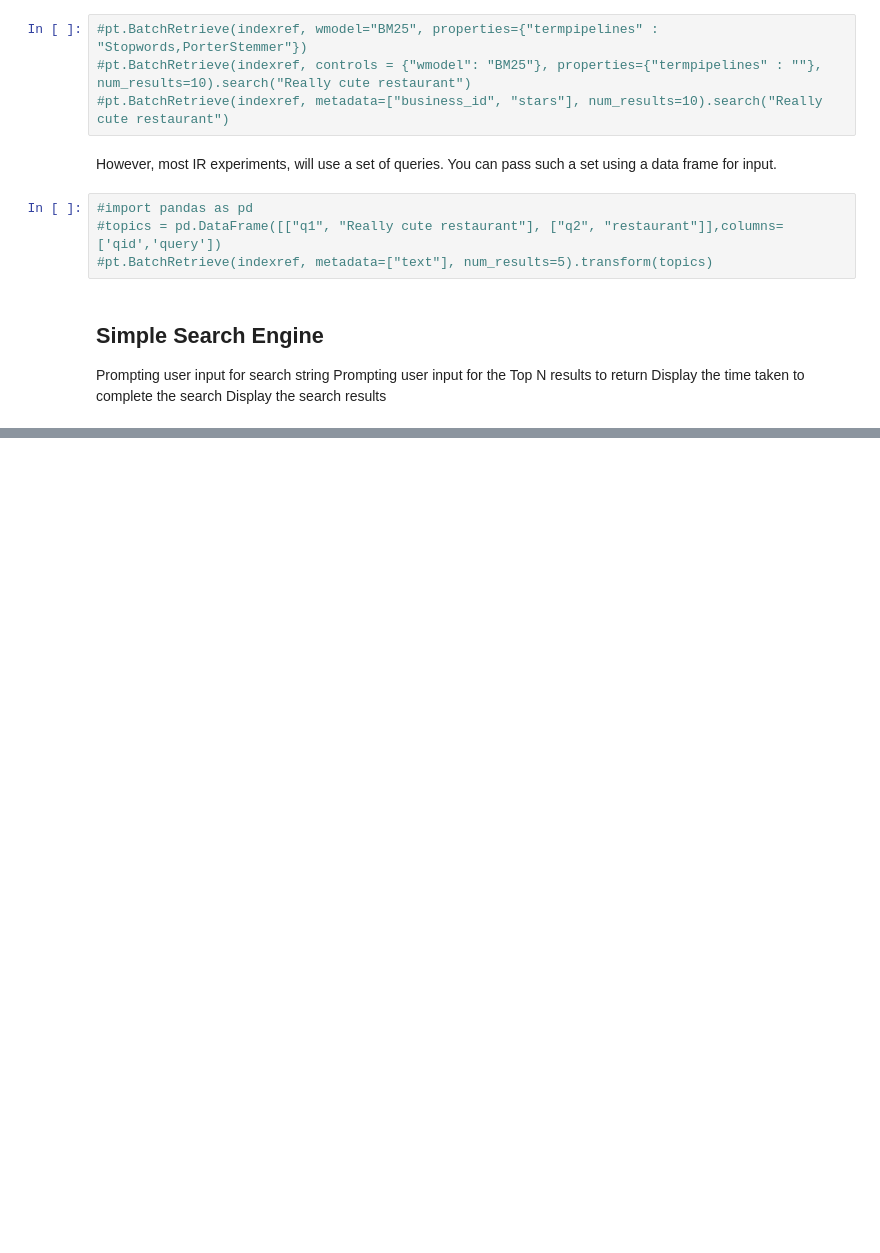
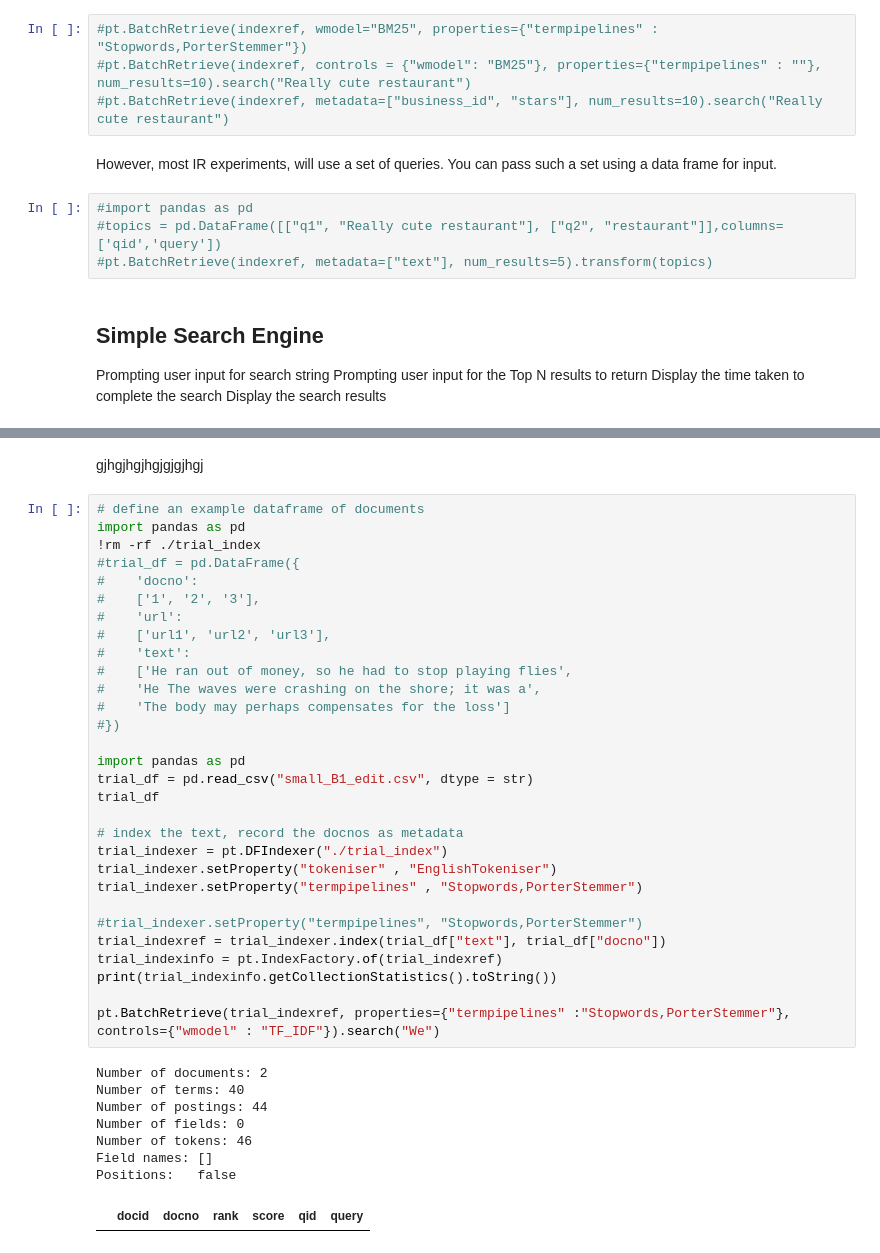
Before and after one commit to d1p013/testing, a Jupyter notebook: Assignment_Simple_Search_Engine.ipynb, the cells around one changed output, grey strips where cells are left out. Cells and saved outputs as stored; diff of their text form; blank space fills up the shorter version.

```diff
--- a/Assignment_Simple_Search_Engine.ipynb
+++ b/Assignment_Simple_Search_Engine.ipynb
@@ -361,0 +321,41 @@ Thats the end of the indexing tutorial - you can continue with other example tut
+# %% [markdown]
+gjhgjhgjhgjgjgjhgj
+# %%
+# define an example dataframe of documents
+import pandas as pd
+!rm -rf ./trial_index
+#trial_df = pd.DataFrame({
+#    'docno':
+#    ['1', '2', '3'],
+#    'url':
+#    ['url1', 'url2', 'url3'],
+#    'text':
+#    ['He ran out of money, so he had to stop playing flies',
+#    'He The waves were crashing on the shore; it was a',
+#    'The body may perhaps compensates for the loss']
+#})
+
+import pandas as pd
+trial_df = pd.read_csv("small_B1_edit.csv", dtype = str)
+trial_df
+
+# index the text, record the docnos as metadata
+trial_indexer = pt.DFIndexer("./trial_index")
+trial_indexer.setProperty("tokeniser" , "EnglishTokeniser")
+trial_indexer.setProperty("termpipelines" , "Stopwords,PorterStemmer")
+
+#trial_indexer.setProperty("termpipelines", "Stopwords,PorterStemmer")
+trial_indexref = trial_indexer.index(trial_df["text"], trial_df["docno"])
+trial_indexinfo = pt.IndexFactory.of(trial_indexref)
+print(trial_indexinfo.getCollectionStatistics().toString())
+
+pt.BatchRetrieve(trial_indexref, properties={"termpipelines" :"Stopwords,PorterStemmer"}, controls={"wmodel" : "TF_IDF"}).search("We")
+# %% [output]
+Number of documents: 2
+Number of terms: 40
+Number of postings: 44
+Number of fields: 0
+Number of tokens: 46
+Field names: []
+Positions:   false
+|  | docid | docno | rank | score | qid | query |
```
Also changed, not shown: parts of 19 cells of this notebook.
